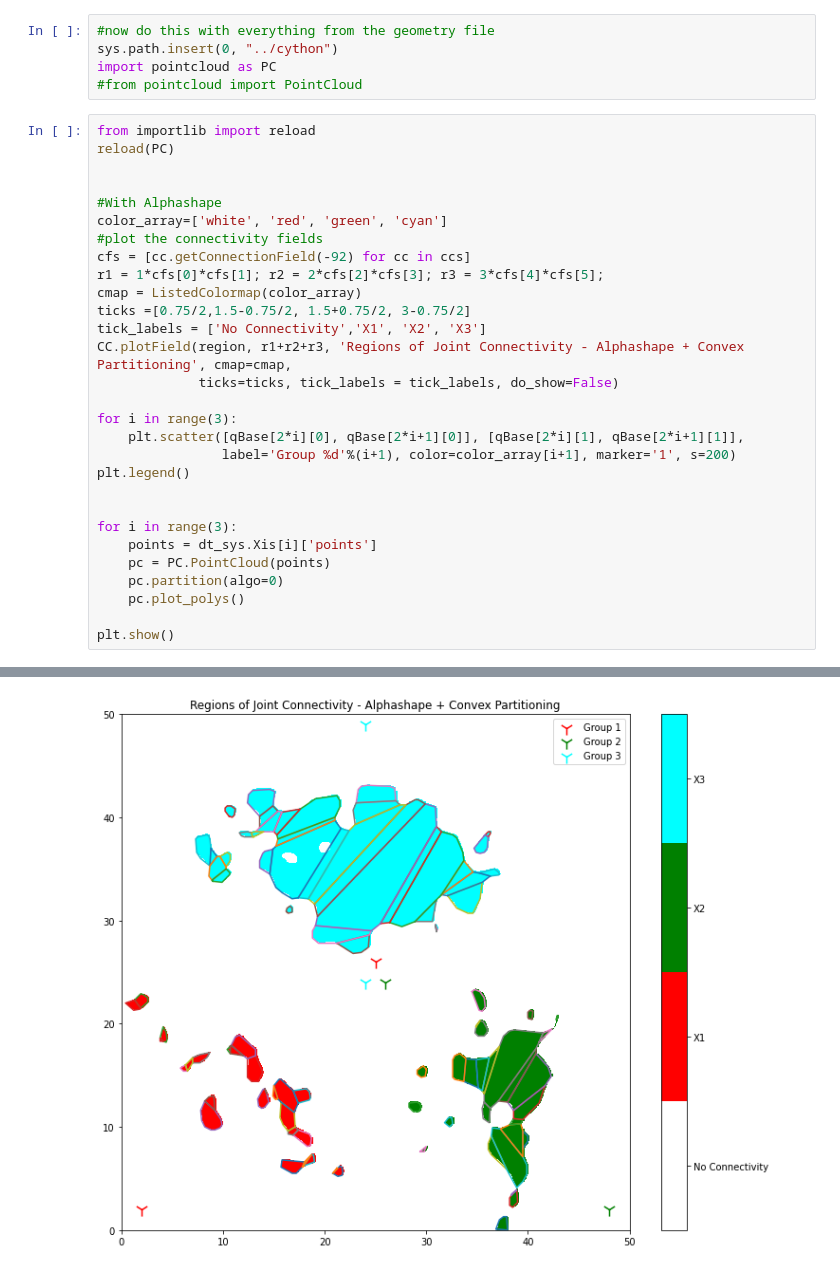
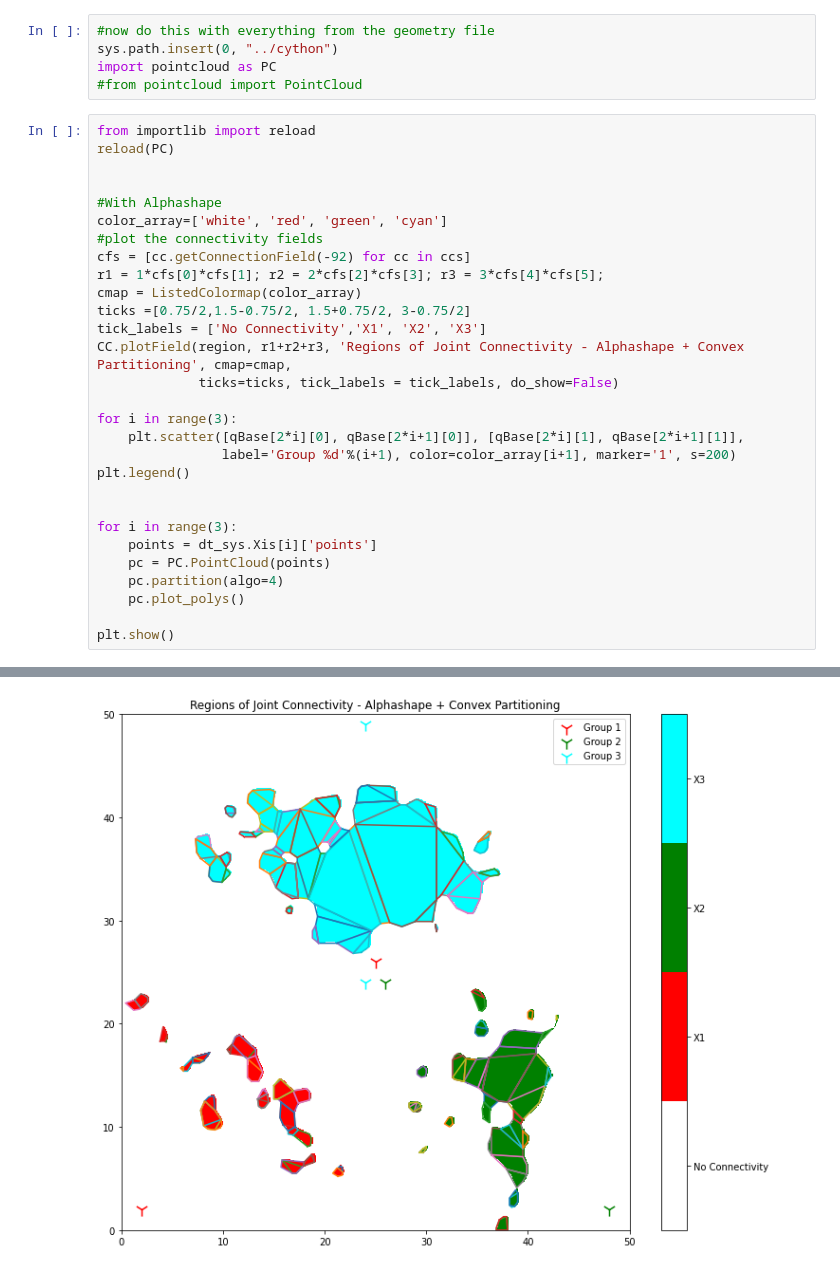
Before and after one commit to zhiyunjiang/CommMotionPlanning, a Jupyter notebook: python/touring_relay/regional_decomposition.ipynb, the cells around one changed output, grey strips where cells are left out. Saved outputs shown, nothing was run; the diff lists cells and outputs as text.

```diff
--- a/python/touring_relay/regional_decomposition.ipynb
+++ b/python/touring_relay/regional_decomposition.ipynb
@@ -335,7 +335,7 @@ plt.legend()
 for i in range(3):
     points = dt_sys.Xis[i]['points']
     pc = PC.PointCloud(points)
-    pc.partition(algo=0)
+    pc.partition(algo=4)
     pc.plot_polys()
 
 plt.show()
@@ -363 +361 @@ Constructed 6 possibly non-convex polygons
-[figure, old version]
+[figure, new version]
```
Also changed, not shown: parts of 5 cells of this notebook, 1 other file.
